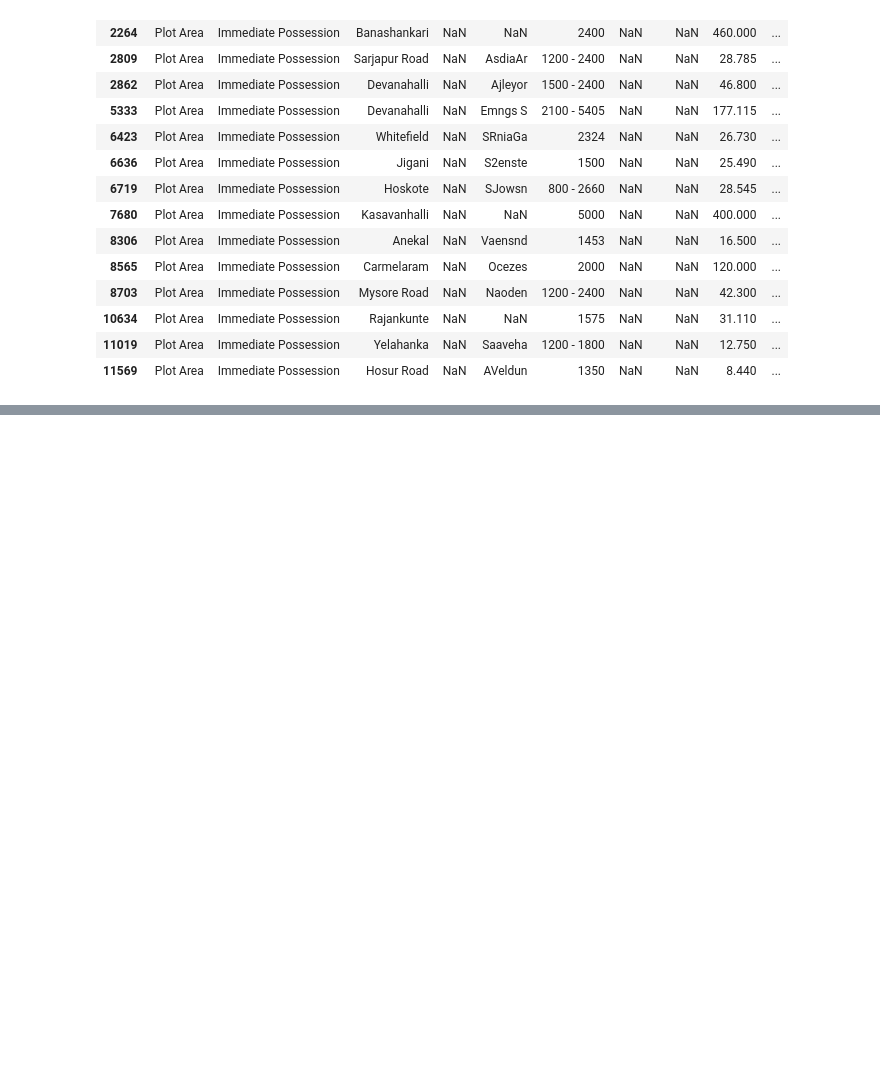
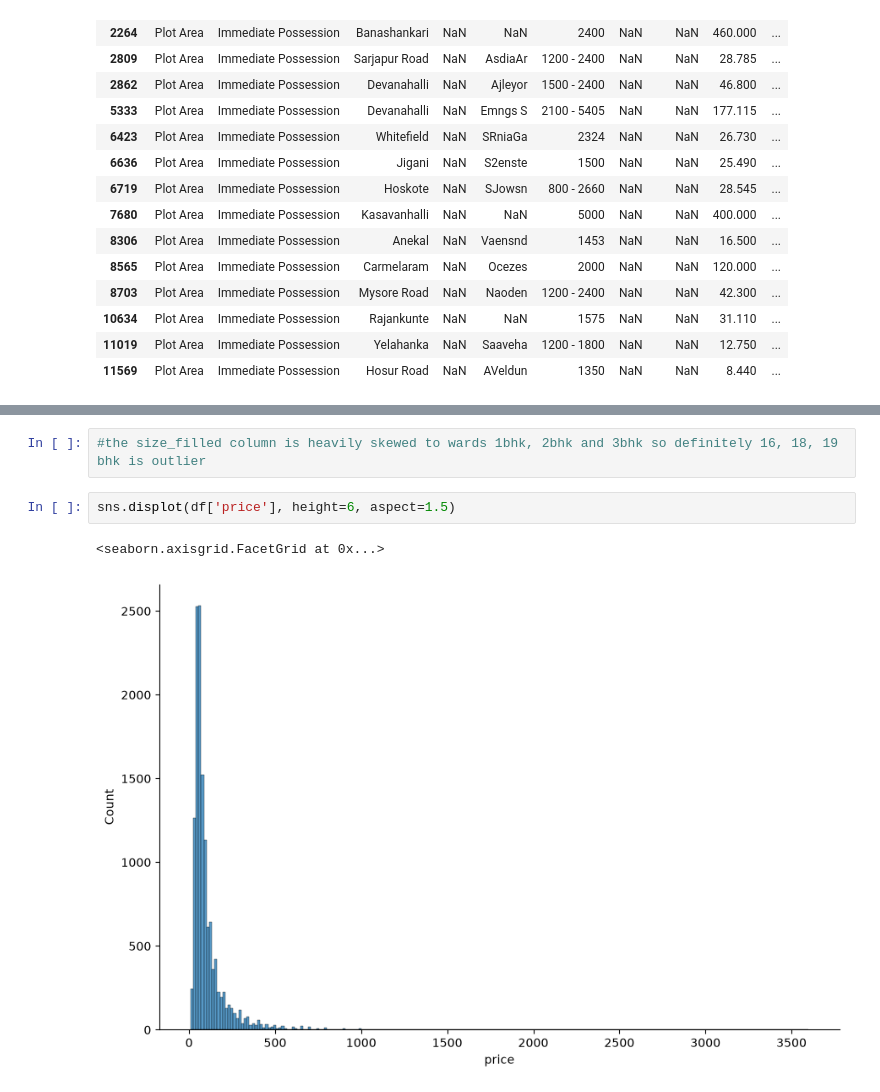
Before and after one commit to kulkarni-abhishek196/banglore-house-price-prediction, a Jupyter notebook: notebooks/house-prediction.ipynb, the cells around one changed output, grey strips where cells are left out. Saved outputs shown, nothing was run; the diff lists cells and outputs as text; blank space fills up the shorter version.

```diff
--- a/notebooks/house-prediction.ipynb
+++ b/notebooks/house-prediction.ipynb
@@ -230,0 +464,7 @@ df[df['size'].isna()]
+# %%
+#the size_filled column is heavily skewed to wards 1bhk, 2bhk and 3bhk so definitely 16, 18, 19 bhk is outlier
+# %%
+sns.displot(df['price'], height=6, aspect=1.5)
+# %% [output]
+<seaborn.axisgrid.FacetGrid at 0x...>
+[figure, added]
```
Also changed, not shown: parts of 35 cells of this notebook.
